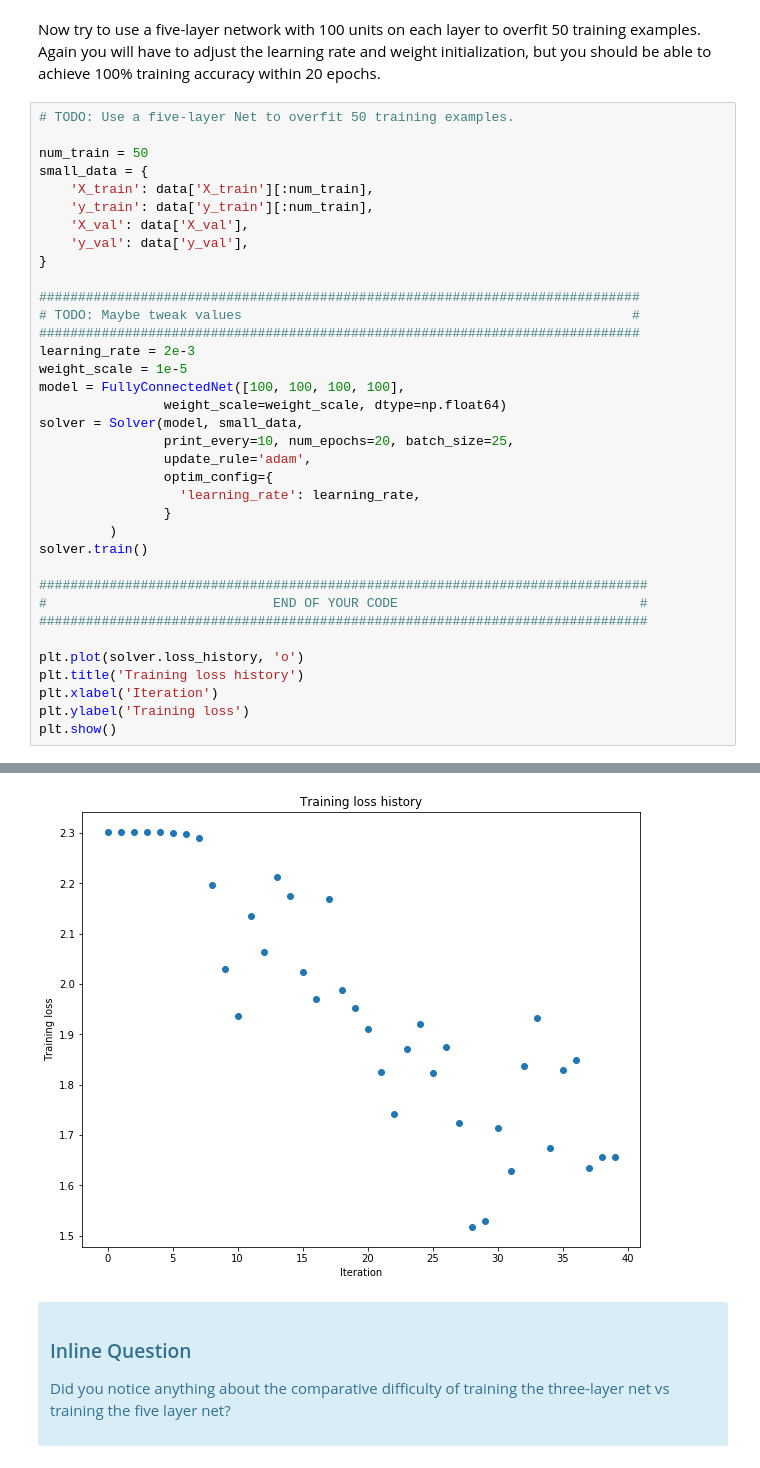
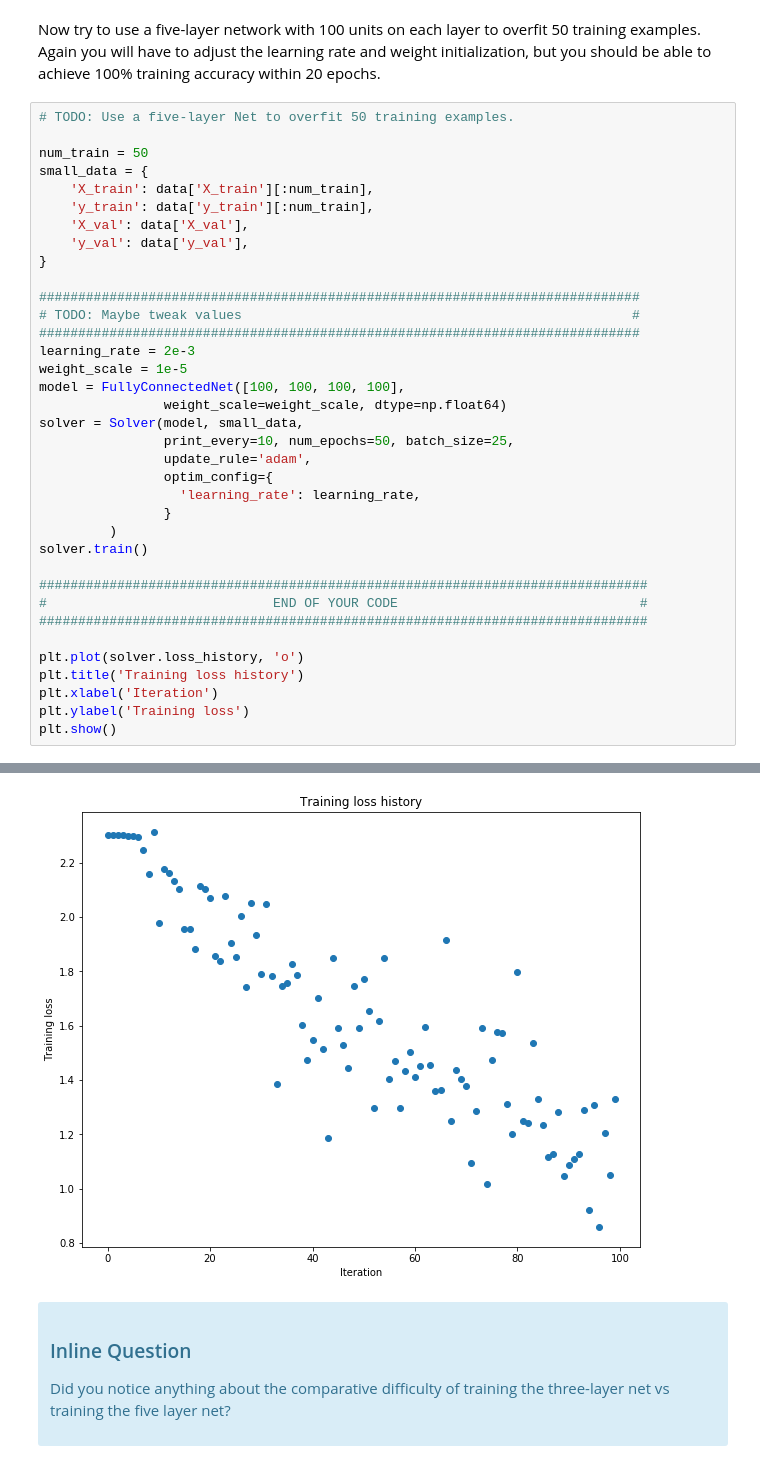
Before and after one commit to SarfarazHabib/Introduction_to_Deep_Learning_TUM_Exercise, a Jupyter notebook: exercise_2/1_FullyConnectedNets.ipynb, the cells around one changed output, grey strips where cells are left out. Saved outputs shown, nothing was run; the diff lists cells and outputs as text.

Commit message:
Bugs removal and training for Exercise 2.1, 2.2 and 2.3
Removed some bugs and updated the Batch normalization and drop out for the optional tasks.

```diff
--- a/exercise_2/1_FullyConnectedNets.ipynb
+++ b/exercise_2/1_FullyConnectedNets.ipynb
@@ -463,7 +485,7 @@ weight_scale = 1e-5
 model = FullyConnectedNet([100, 100, 100, 100],
                 weight_scale=weight_scale, dtype=np.float64)
 solver = Solver(model, small_data,
-                print_every=10, num_epochs=20, batch_size=25,
+                print_every=10, num_epochs=50, batch_size=25,
                 update_rule='adam',
                 optim_config={
                   'learning_rate': learning_rate,
@@ -501,4 +523,4 @@ plt.show()
-[figure, old version]
+[figure, new version]
 # %% [markdown]
 <div class="alert alert-info">
     <h3>Inline Question</h3>
```
Also changed, not shown: parts of 15 cells of this notebook, 3 other files.
